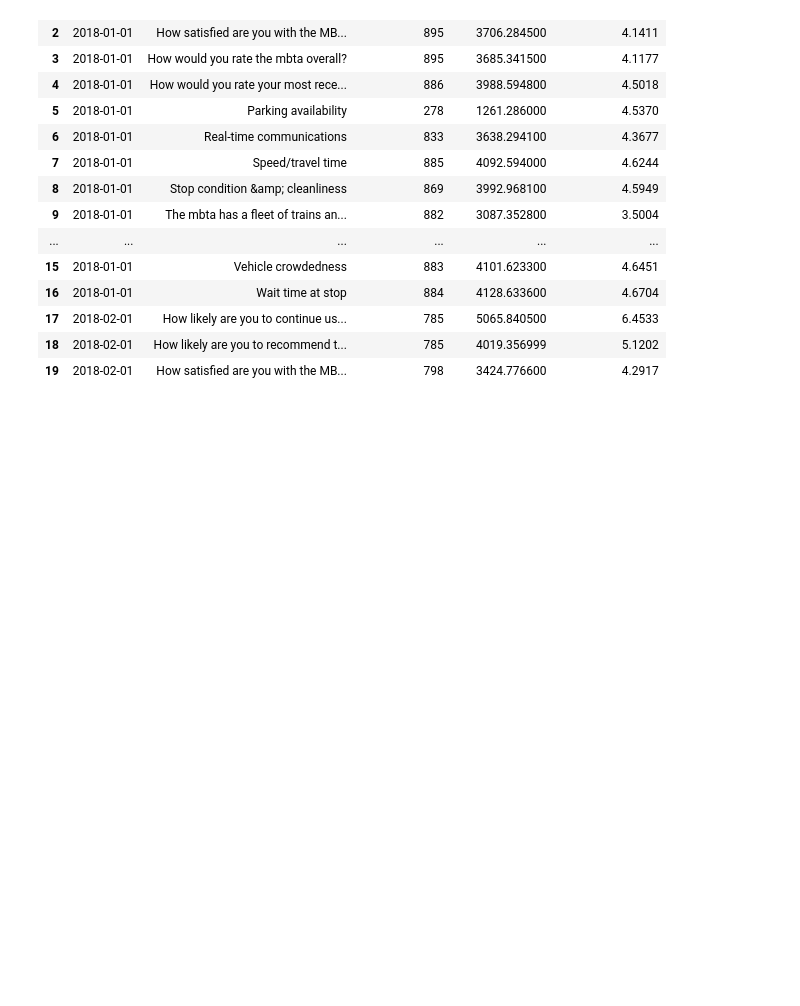
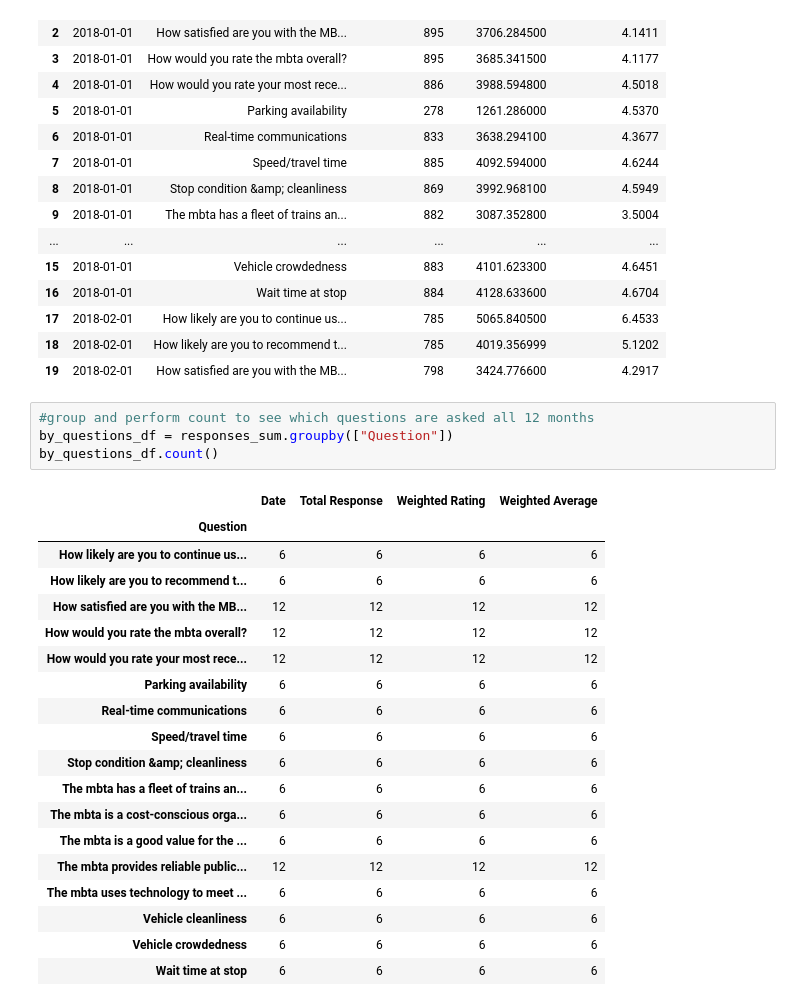
Before and after one commit to tifaria/Project-1, a Jupyter notebook: Weather vs Customer Satisfaction.ipynb, the cells around one changed output. Drawn from its saved outputs; the diff is of its cells as text; blank space fills up the shorter version.

```diff
--- a/Weather vs Customer Satisfaction.ipynb
+++ b/Weather vs Customer Satisfaction.ipynb
@@ -424,3 +424,27 @@ responses_sum.head(20)
 | 17 | 2018-02-01 | How likely are you to continue us... | 785 | 5065.840500 | 6.4533 |
 | 18 | 2018-02-01 | How likely are you to recommend t... | 785 | 4019.356999 | 5.1202 |
 | 19 | 2018-02-01 | How satisfied are you with the MB... | 798 | 3424.776600 | 4.2917 |
+# %%
+#group and perform count to see which questions are asked all 12 months
+by_questions_df = responses_sum.groupby(["Question"])
+by_questions_df.count()
+# %% [output]
+|  | Date | Total Response | Weighted Rating | Weighted Average |
+| Question |  |  |  |  |
+| How likely are you to continue us... | 6 | 6 | 6 | 6 |
+| How likely are you to recommend t... | 6 | 6 | 6 | 6 |
+| How satisfied are you with the MB... | 12 | 12 | 12 | 12 |
+| How would you rate the mbta overall? | 12 | 12 | 12 | 12 |
+| How would you rate your most rece... | 12 | 12 | 12 | 12 |
+| Parking availability | 6 | 6 | 6 | 6 |
+| Real-time communications | 6 | 6 | 6 | 6 |
+| Speed/travel time | 6 | 6 | 6 | 6 |
+| Stop condition &amp; cleanliness | 6 | 6 | 6 | 6 |
+| The mbta has a fleet of trains an... | 6 | 6 | 6 | 6 |
+| The mbta is a cost-conscious orga... | 6 | 6 | 6 | 6 |
+| The mbta is a good value for the ... | 6 | 6 | 6 | 6 |
+| The mbta provides reliable public... | 12 | 12 | 12 | 12 |
+| The mbta uses technology to meet ... | 6 | 6 | 6 | 6 |
+| Vehicle cleanliness | 6 | 6 | 6 | 6 |
+| Vehicle crowdedness | 6 | 6 | 6 | 6 |
+| Wait time at stop | 6 | 6 | 6 | 6 |
```
Also changed, not shown: parts of 3 cells of this notebook.
